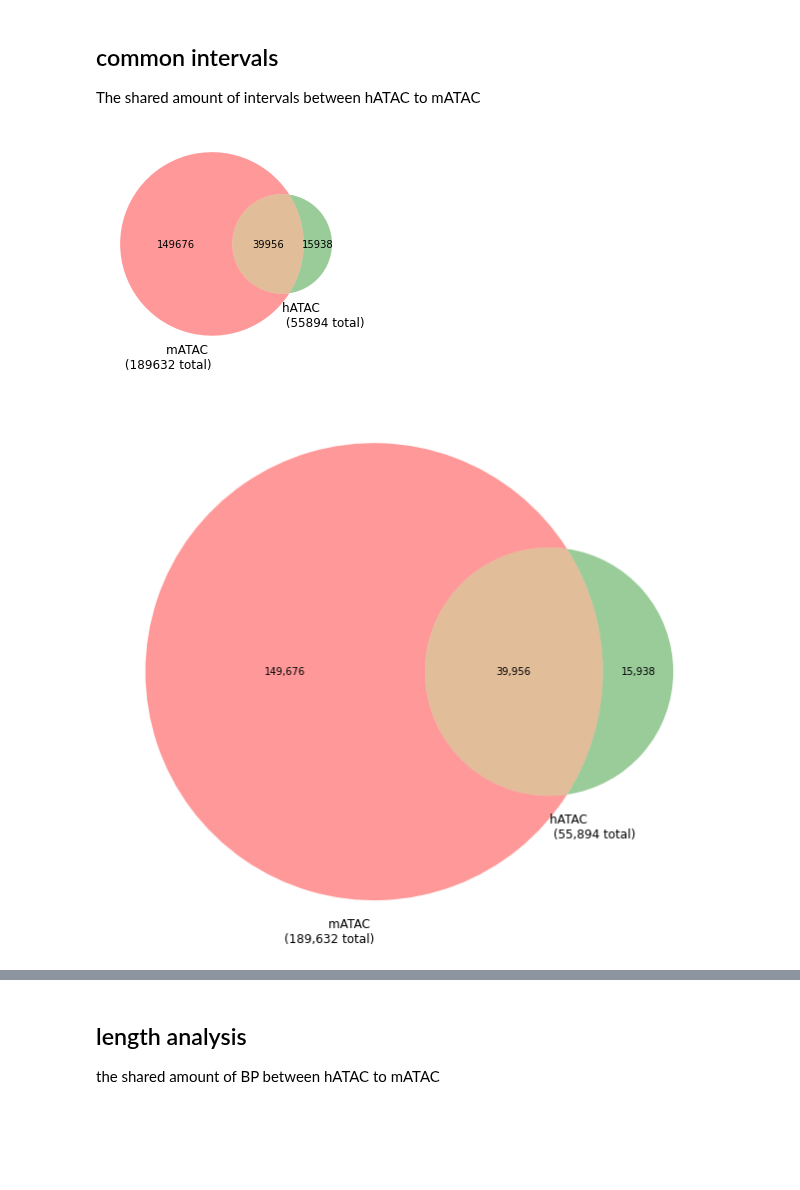
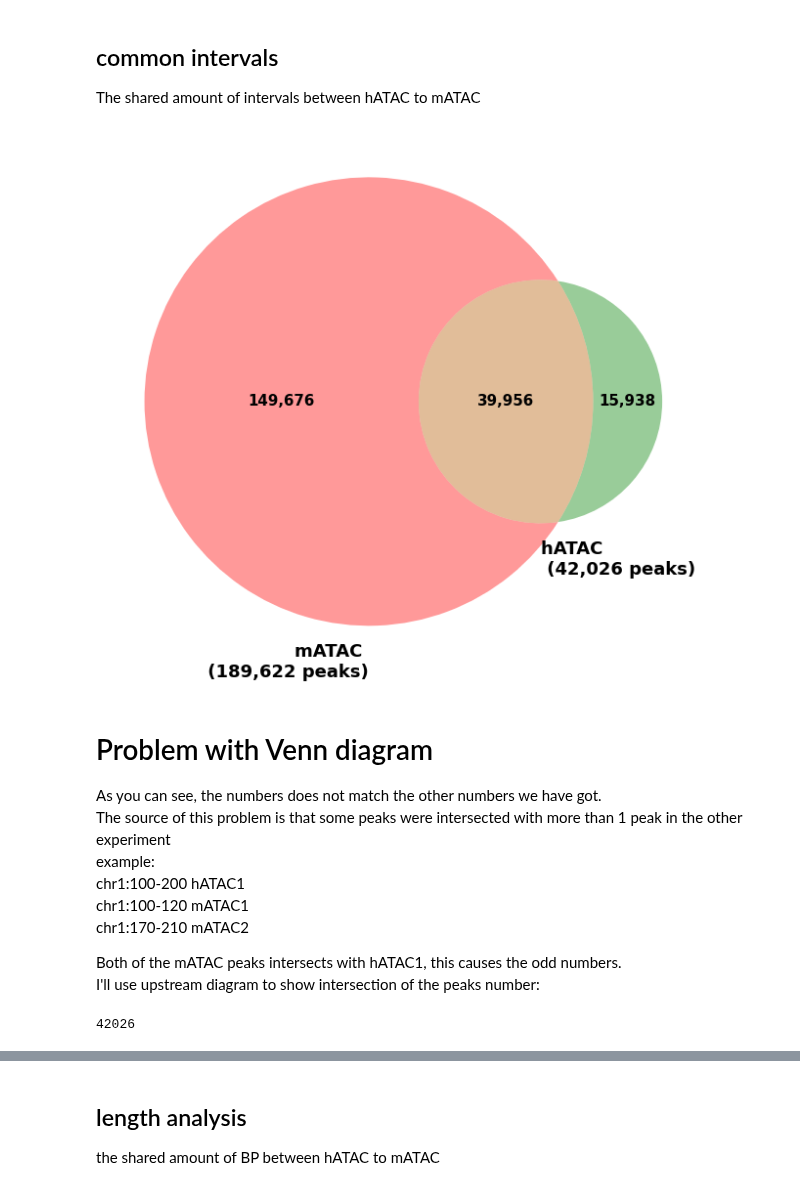
Before and after one commit to Toozig/gnomAD_df_class, a Jupyter notebook: interval_analysis.ipynb, the cells around one changed output, grey strips where cells are left out. Saved outputs shown, nothing was run; the diff lists cells and outputs as text; code cells hidden in the pictures; blank space fills up the shorter version.

Commit message:
validated numbers with ofer and other

```diff
--- a/interval_analysis.ipynb
+++ b/interval_analysis.ipynb
@@ -4,3 +4,8 @@ import pandas as pd
 from matplotlib import pyplot as plt
 import numpy as np
 from matplotlib_venn import venn2, venn2_circles
+from upsetplot import UpSet, from_contents
+plt.figure(figsize=(16,10))
+font = {'weight' : 'bold',
+        'size'   : 15}
+plt.rc('font', **font)
@@ -40,22 +31,37 @@ peak_df.loc[peak_df.ID.str.contains('mATAC') & peak_df.ID.str.contains('hATAC'),
 ## common intervals <a class='anchor' id='common'></a>
 The shared amount of intervals between hATAC to mATAC
 # %%
-label_count = peak_df.label.value_counts()
+hATAC_peaks = hATAC.shape[0]
+mATAC_peaks = mATAC.shape[0]
+both_peaks = mATAC_hATAC.shape[0]
+plt.figure(figsize=(16,10))
 
+v = venn2(subsets=(mATAC_peaks -  mATAC_hATAC.mATAC_id.drop_duplicates().shape[0],
+                   hATAC_peaks - mATAC_hATAC.hATAC_id.drop_duplicates().shape[0],
+                   both_peaks),
+           set_labels = (f'mATAC \n ({mATAC_peaks:,} peaks)',
+                        f'hATAC \n ({hATAC_peaks:,} peaks)'))
 
-v = venn2(subsets=(label_count.mATAC, label_count.hATAC, label_count.both),
-           set_labels = (f'mATAC \n ({label_count.mATAC +label_count.both} total)',
-                        f'hATAC \n ({label_count.hATAC +label_count.both} total)'))
+v.get_label_by_id('10').set_text(f'{mATAC_peaks -  mATAC_hATAC.mATAC_id.drop_duplicates().shape[0]:,}')
+v.get_label_by_id('01').set_text(f'{ hATAC_peaks - mATAC_hATAC.hATAC_id.drop_duplicates().shape[0]:,}')
+v.get_label_by_id('11').set_text(f'{both_peaks:,}')
+
+plt.savefig('interval_count.png')
 # %% [output]
-[figure, old version]
+[figure, new version]
-# %%
-plt.figure(figsize=(16,10))
-
-v = venn2(subsets=(label_count.mATAC, label_count.hATAC, label_count.both), set_labels = (f'mATAC \n (189,632 total)',
-                                                                                          f'hATAC \n (55,894 total)'))
-v.get_label_by_id('10').set_text('149,676')
-v.get_label_by_id('01').set_text('15,938')
-v.get_label_by_id('11').set_text('39,956')
-plt.savefig('interval_count.png')
-# %% [output]
-[figure, removed]
+# %% [markdown]
+# Problem with Venn diagram
+
+As you can see, the numbers does not match the other numbers we have got. <br>
+The source of this problem is that some peaks were intersected with more than 1 peak in the other experiment <br>
+example: <br>
+chr1:100-200 hATAC1 <br>
+chr1:100-120 mATAC1 <br>
+chr1:170-210 mATAC2 <br>
+
+Both of the mATAC peaks intersects with hATAC1, this causes the odd numbers. <br>
+I'll use upstream diagram to show intersection of the peaks number:
+# %%
+len(set(hATAC.ID[~hATAC.ID.isin(mATAC_hATAC.hATAC_id)].tolist() + mATAC_hATAC.new_id[~mATAC_hATAC.hATAC_id.duplicated()].tolist()))
+# %% [output]
+42026
```
Also changed, not shown: parts of 8 cells of this notebook, 1 other file.
